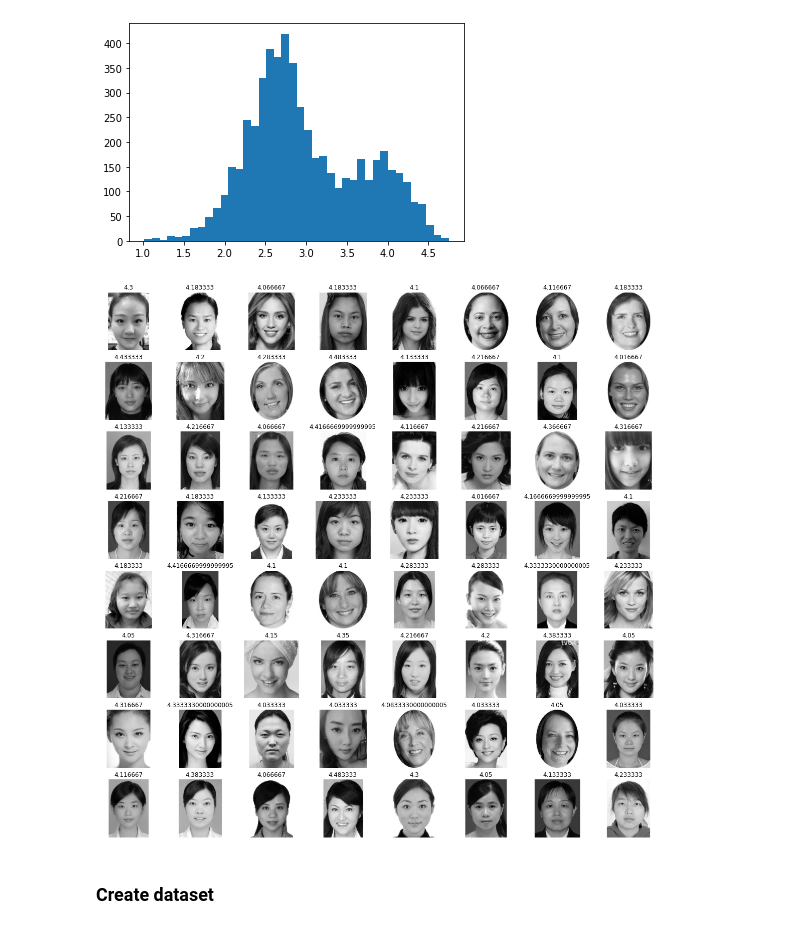
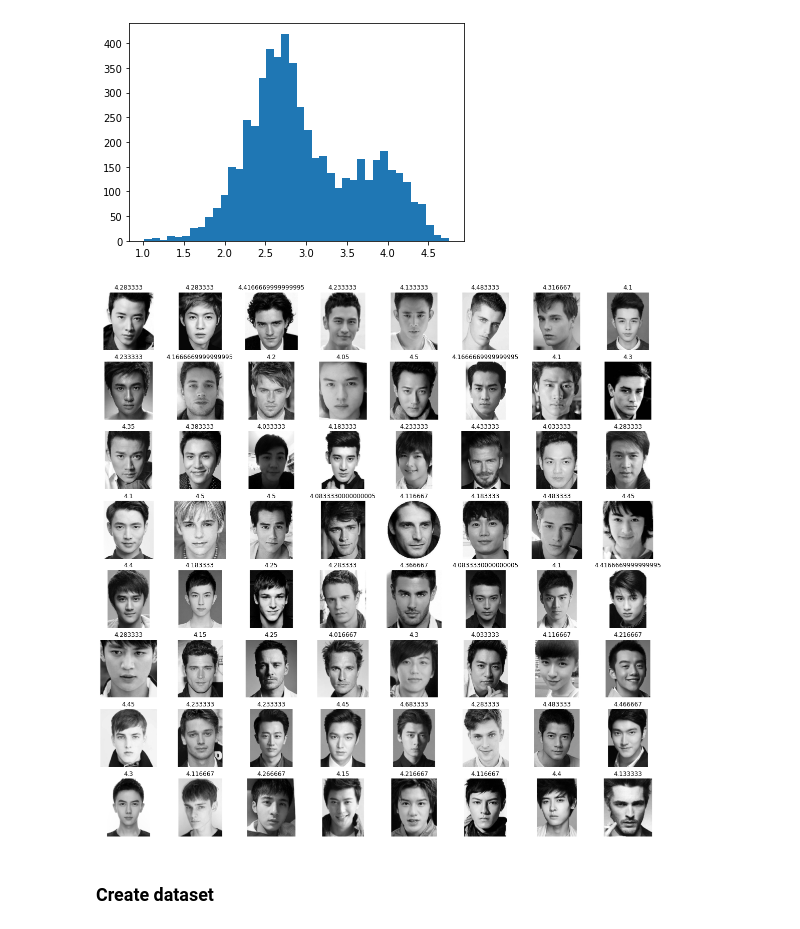
Before and after one commit to LapTQ/IT3910E_facial_beauty_pediction, a Jupyter notebook: facial_beauty_perception.ipynb, the cells around one changed output. Drawn from its saved outputs; the diff is of its cells as text; code cells hidden in the pictures.

```diff
--- a/facial_beauty_perception.ipynb
+++ b/facial_beauty_perception.ipynb
@@ -109,7 +109,7 @@ image_size = 224 #@param [224] {allow-input: true} {type:"integer"}
 
 batch_size = 32 #@param [32, 64, 128, 256]
 
-channels = 1 #@param [1, 3]
+channels = "1" #@param [1, 3]
 
 image_size = (image_size, image_size)
 batch_size = int(batch_size)
@@ -152,9 +152,9 @@ np.random.shuffle(genders)
 ############################################# xem xét xóa đoạn code này
 images = []
 for index in scores_dataframe.index:
-    img = image.load_img(scores_dataframe['file_name'][index], target_size=image_size, color_mode="grayscale")
+    img = image.load_img(scores_dataframe['file_name'][index], target_size=image_size, color_mode="grayscale" if channels == 1 else 'rgb')
     img = image.img_to_array(img)
-    images.append(img/255.)
+    images.append(img)
 # %%
 ############################################# xem xét xóa đoạn code này
 images = np.array(images)
@@ -167,31 +167,34 @@ np.random.shuffle(scores)
 # %%
 #@title Show some images and their beauty score
 group = '5' #@param [1, 2, 3, 4, 5]
 n = 64 #@param {type:"integer"}
 shift = 0 #@param {type:"integer"}
-gender = 'Female' #@param ['Female', 'Male']
+gender = 'Male' #@param ['Female', 'Male']
 
 group = int(group)
 gender = gender[0]
 
 group = int(group)
 
 def plot_faces(group, n, shift, gender):
     i = j = 0
     plt.figure(figsize=(20, 20))
     while i < 64:
         if shift + j < 5500 and group - 1 < scores[shift + j] <= group and genders[shift + j] == gender:
             ax = plt.subplot(8, 8, i + 1)
-            plt.imshow(np.squeeze(images[shift + j]), cmap='gray')
+            if channels == 1:
+                plt.imshow(np.squeeze(images[shift + j]), cmap='gray')
+            else:
+                plt.imshow(images[shift + j])
             plt.title(scores[shift + j])
             plt.axis("off")
             i += 1
 
         j += 1
 
 plot_faces(group, n, shift, gender)
 # %% [output]
-[figure, old version]
+[figure, new version]
 # %% [markdown]
 ### Create dataset
 # %%
```
Also changed, not shown: parts of 5 cells of this notebook.
